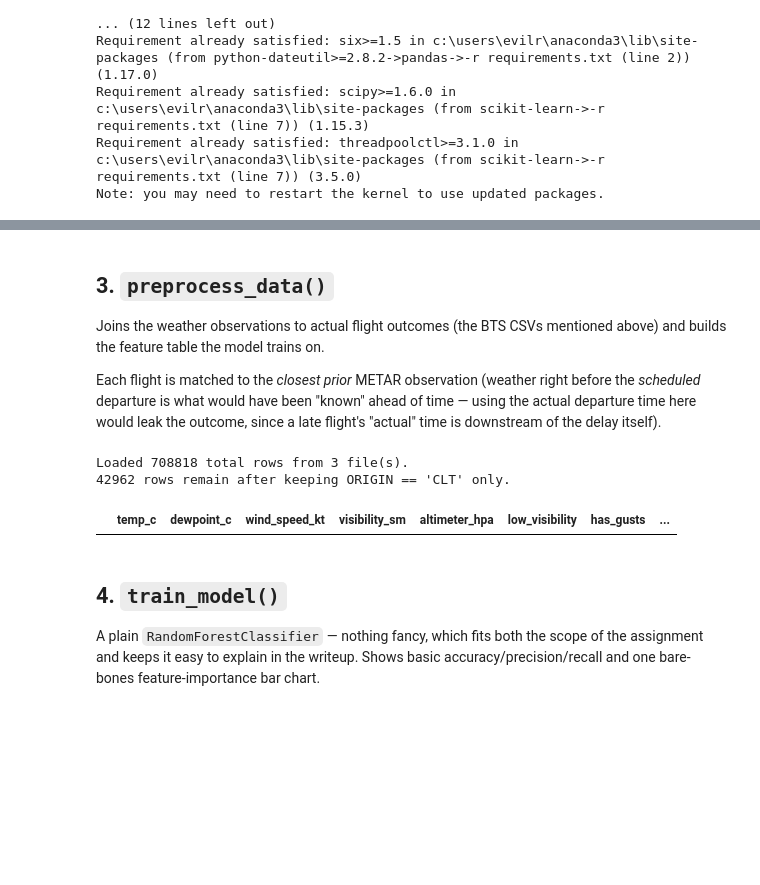
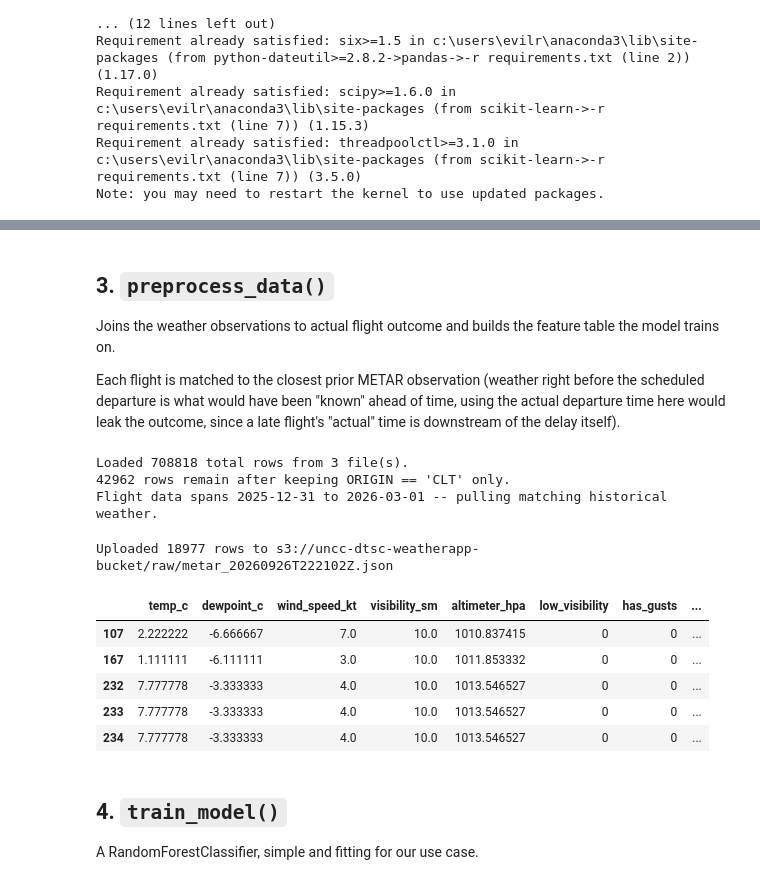
Before and after one commit to p-hall1904/flight-delay-app, a Jupyter notebook: flight_delay_prediction.ipynb, the cells around one changed output, grey strips where cells are left out. Drawn from its saved outputs; the diff is of its cells as text; code cells hidden in the pictures; blank space fills up the shorter version.

Commit message:
Finished the model but it could use some theoretical work

```diff
--- a/flight_delay_prediction.ipynb
+++ b/flight_delay_prediction.ipynb
@@ -64,8 +65,8 @@ from sklearn.model_selection import train_test_split
 from sklearn.ensemble import RandomForestClassifier
 from sklearn.metrics import accuracy_score, precision_score, recall_score, confusion_matrix
 
-# ---- Project settings. Change these for your own setup. ----
 STATION_ID = "KCLT"                 # Charlotte Douglas Intl (ICAO code)
+IEM_STATION_ID = "CLT"              # same airport, 3-letter code, used for the historical archive
 S3_BUCKET = "uncc-dtsc-weatherapp-bucket"
 AWS_REGION = "us-east-2"
 RAW_WEATHER_KEY = "raw/metar_{ts}.json"       # S3 key pattern for raw weather pulls
@@ -217,22 +277,19 @@ Uploaded 3 rows to s3://uncc-dtsc-weatherapp-bucket/raw/metar_20260926T091946Z.j
 # %% [markdown]
 ## 3. `preprocess_data()`
 
-Joins the weather observations to actual flight outcomes (the BTS CSVs
-mentioned above) and builds the feature table the model trains on.
+Joins the weather observations to actual flight outcome and builds the feature table the model trains on.
 
-Each flight is matched to the *closest prior* METAR observation (weather
-right before the *scheduled* departure is what would have been "known"
-ahead of time — using the actual departure time here would leak the
+Each flight is matched to the closest prior METAR observation (weather
+right before the scheduled departure is what would have been "known"
+ahead of time, using the actual departure time here would leak the
 outcome, since a late flight's "actual" time is downstream of the delay
 itself).
 # %%
 def load_flight_delay_data(glob_pattern: str = "data/T_ONTIME_REPORTING*.csv") -> pd.DataFrame:
-    """Load one or more BTS On-Time Performance CSVs (must be downloaded manually
-    — see the note at the top of this notebook) and return departures from KCLT only.
+    """Load BTS CSVs
 
     BTS exports for a route often include both directions (CLT as origin AND as
-    destination), so we filter down to ORIGIN == "CLT" — we only care about delays
-    on flights actually leaving Charlotte.
+    destination), so we filter down to ORIGIN == "CLT".
     """
     files = sorted(glob.glob(glob_pattern))
     if not files:
@@ -253,7 +310,7 @@ def load_flight_delay_data(glob_pattern: str = "data/T_ONTIME_REPORTING*.csv") -
         "DEP_DELAY": "dep_delay_min",
         "CANCELLED": "cancelled",
     })
-    # Cancelled flights have no DEP_DELAY — treat delay prediction and
+    # Cancelled flights have no DEP_DELAY, treat delay prediction and
     # cancellation prediction as separate problems and drop them here.
     flights = flights.dropna(subset=["dep_delay_min", "sched_dep_time"])
 
@@ -282,42 +339,59 @@ def preprocess_data(weather_df: pd.DataFrame, flights_df: pd.DataFrame) -> pd.Da
     flights_df = flights_df.sort_values("scheduled_dep_ts").dropna(subset=["scheduled_dep_ts"])
 
     merged = pd.merge_asof(
         flights_df, weather_df,
         left_on="scheduled_dep_ts", right_on="obs_time",
         direction="backward", tolerance=pd.Timedelta("2h"),
     )
     merged = merged.dropna(subset=["temp_c", "wind_speed_kt"])
 
-    # Simple, interpretable features — this is an entry-level model, not a
-    # research pipeline, so we keep the feature set small and explainable.
     merged["low_visibility"] = (merged["visibility_sm"].fillna(10) < 3).astype(int)
     merged["has_gusts"] = merged["wind_gust_kt"].notna().astype(int)
     merged["bad_weather_string"] = merged["weather_string"].notna().astype(int)
 
     feature_cols = [
         "temp_c", "dewpoint_c", "wind_speed_kt", "visibility_sm",
         "altimeter_hpa", "low_visibility", "has_gusts", "bad_weather_string",
     ]
     for c in feature_cols:
         if c not in merged.columns:
             merged[c] = 0
     merged[feature_cols] = merged[feature_cols].fillna(merged[feature_cols].median())
 
     return merged[feature_cols + ["delayed"]]
 
 
-processed = preprocess_data(load_data_from_s3(), load_flight_delay_data())
+flight_data = load_flight_delay_data()
+
+# Automatically cover whatever months of BTS data are actually present --
+# add a 1-day pad on each side so nothing right at the edge gets dropped by
+# the merge_asof tolerance in preprocess_data().
+if not flight_data.empty:
+    range_start = (flight_data["scheduled_dep_ts"].min() - pd.Timedelta(days=1)).strftime("%Y-%m-%d")
+    range_end = (flight_data["scheduled_dep_ts"].max() + pd.Timedelta(days=1)).strftime("%Y-%m-%d")
+    print(f"Flight data spans {range_start} to {range_end} -- pulling matching historical weather.")
+    historical_weather = collect_historical_weather_data(start_date=range_start, end_date=range_end)
+    store_data_s3(historical_weather)
+else:
+    historical_weather = pd.DataFrame()
+
+processed = preprocess_data(load_data_from_s3(), flight_data)
 processed.head()
 # %% [output]
 Loaded 708818 total rows from 3 file(s).
 42962 rows remain after keeping ORIGIN == 'CLT' only.
+Flight data spans 2025-12-31 to 2026-03-01 -- pulling matching historical weather.
+Uploaded 18977 rows to s3://uncc-dtsc-weatherapp-bucket/raw/metar_20260926T222102Z.json
 |  | temp_c | dewpoint_c | wind_speed_kt | visibility_sm | altimeter_hpa | low_visibility | has_gusts | ... |
+| 107 | 2.222222 | -6.666667 | 7.0 | 10.0 | 1010.837415 | 0 | 0 | ... |
+| 167 | 1.111111 | -6.111111 | 3.0 | 10.0 | 1011.853332 | 0 | 0 | ... |
+| 232 | 7.777778 | -3.333333 | 4.0 | 10.0 | 1013.546527 | 0 | 0 | ... |
+| 233 | 7.777778 | -3.333333 | 4.0 | 10.0 | 1013.546527 | 0 | 0 | ... |
+| 234 | 7.777778 | -3.333333 | 4.0 | 10.0 | 1013.546527 | 0 | 0 | ... |
-# %% [markdown]
-## 4. `train_model()`
-
-A plain `RandomForestClassifier` — nothing fancy, which fits both the scope
-of the assignment and keeps it easy to explain in the writeup. Shows basic
-accuracy/precision/recall and one bare-bones feature-importance bar chart.
+# %% [markdown]
+## 4. `train_model()`
+
+A RandomForestClassifier, simple and fitting for our use case.
 # %%
 FEATURE_COLS = ["temp_c", "dewpoint_c", "wind_speed_kt", "visibility_sm",
                 "altimeter_hpa", "low_visibility", "has_gusts", "bad_weather_string"]
```
Also changed, not shown: parts of 16 cells of this notebook, 1 other file.
